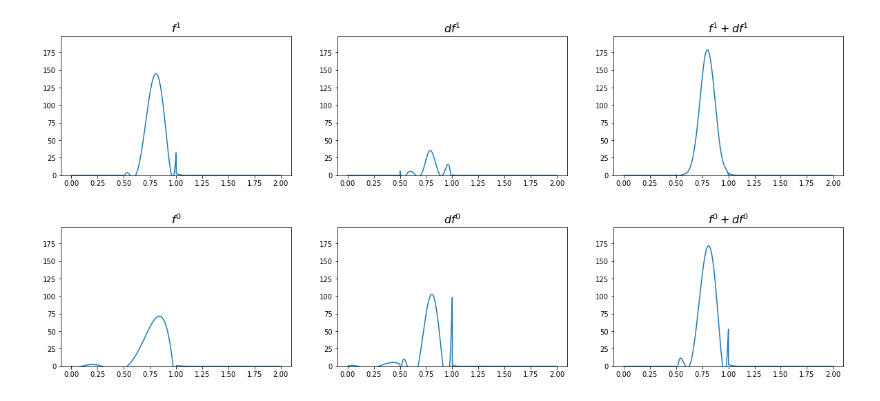
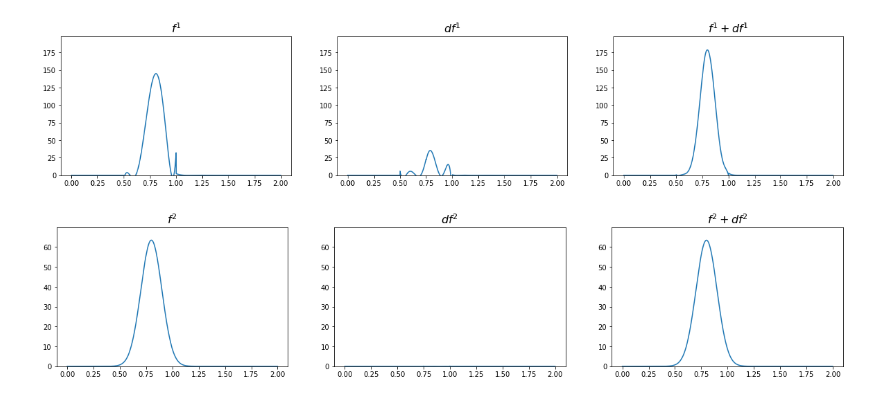
Before and after one commit to bjorgve/hylleraas_school, a Jupyter notebook: HylleraasSchool.ipynb, the cells around one changed output. Drawn from its saved outputs; the diff is of its cells as text; code cells hidden in the pictures.

```diff
--- a/HylleraasSchool.ipynb
+++ b/HylleraasSchool.ipynb
@@ -178,7 +186,6 @@ plot_diff(1, f1, df1, alpha)
 # %% [output]
 [figure]
 # %%
-from plot_diff import plot_diff
-plot_diff(0, f0, df0, alpha)
+plot_diff(2, f2, df2, alpha)
 # %% [output]
-[figure, old version]
+[figure, new version]
```
Also changed, not shown: parts of 9 cells of this notebook, 1 other file.
